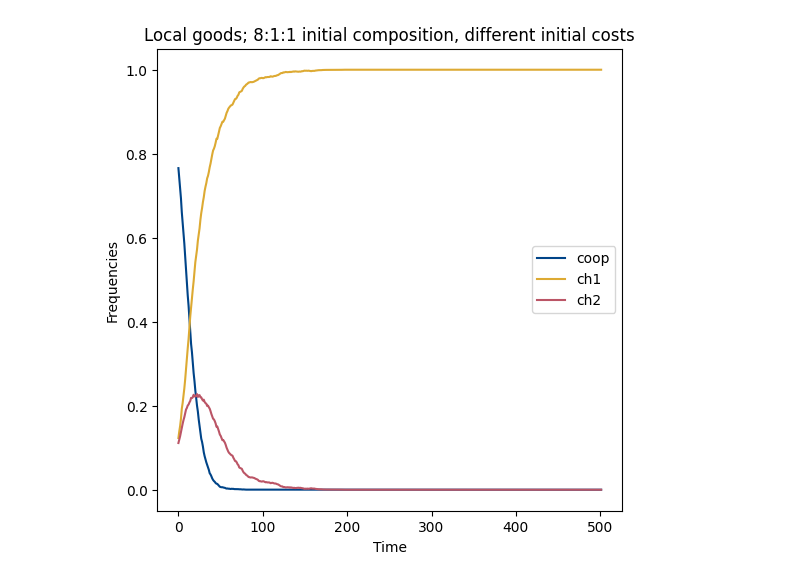
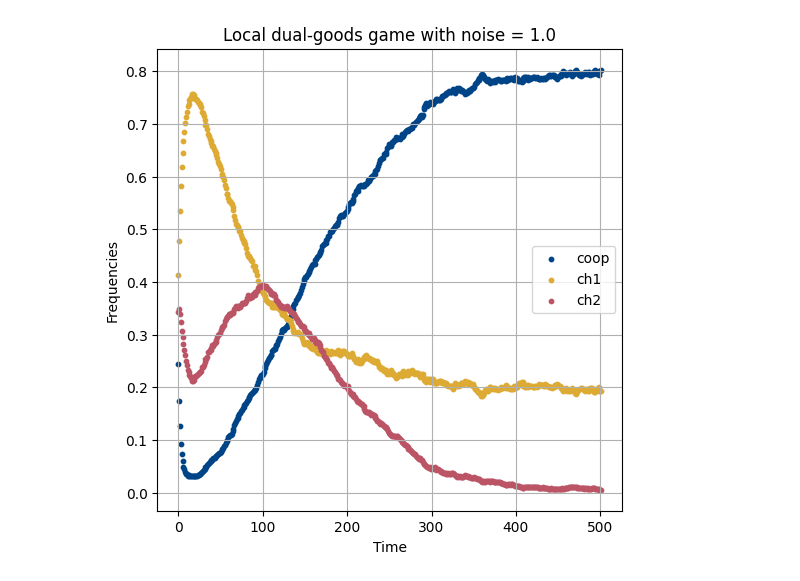
Before and after one commit to tiny-infinity/SGN-2025-Project, a Jupyter notebook: plots.ipynb, the cells around one changed output. Cells and saved outputs as stored; diff of their text form; code cells hidden in the pictures.

```diff
--- a/plots.ipynb
+++ b/plots.ipynb
@@ -5,13 +27,23 @@ import matplotlib.pyplot as plt
 # %%
 init_matrix = np.zeros((100,100))
-init_matrix[:32,:32] = 1
-init_matrix[50:92,50:92] = 2
+init_matrix[:20,:20] = 1
+init_matrix[30:46,30:46] = 2
+
+checkerboard=np.zeros((100,100))
+checkerboard[:33,:33]=1
+checkerboard[:33,66:]=2
+checkerboard[33:66,:33]=0
+checkerboard[33:66,33:66]=2
+checkerboard[33:66,66:]=1
+checkerboard[66:,:33]=2
+checkerboard[66:,33:66]=1
 # %%
 
 sim_params_0 = {'N':100,'synergy_factor_1':1,'synergy_factor_2':1,'noise':10,'composition':None}
-sim_params_1 = {'N':100,'synergy_factor_1':10,'synergy_factor_2':1 ,'noise':1.0,'composition':[0.8,0.1,0.1],'cost_good_1':1.5,'cost_good_2':1,'init_arrangement':init_matrix,'sim_type':'nut','num_frames':500,'time_series':False}
-
-test = run_simulation_homo(sim_params=sim_params_1,file_name='ignore')
+sim_params_1 = {'N':100,'synergy_factor_1':7,'synergy_factor_2':7 ,'noise':0.1,'composition':[1/3,1/3,1/3],
+                'cost_good_1':1.5,'cost_good_2':1,'init_arrangement':init_matrix,'sim_type':'frequecy',
+                'num_frames':500,'time_series':False,'show_anim':True,'save_movie':True}
+test = run_simulation_hybrid(sim_params=sim_params_1,file_name="seed_0")
 # %% [output]
 Initializing Population...
 Building Neighbour Cache...
@@ -31,12 +63,13 @@ np.save('ignore.npy',test)
 # %%
 plt.figure(figsize=(6,6))
-plt.title("Local goods; 8:1:1 initial composition, different initial costs")
-plt.plot(time_arr,test[0],label='coop',color="#004488")
-plt.plot(time_arr,test[1],label='ch1',color="#DDAA33")
-plt.plot(time_arr,test[2],label='ch2',color="#BB5566")
+plt.title("Local dual-goods game with noise = 1.0")
+plt.scatter(time_arr,test[0],label='coop',color="#004488",s=10)
+plt.scatter(time_arr,test[1],label='ch1',color="#DDAA33",s=10)
+plt.scatter(time_arr,test[2],label='ch2',color="#BB5566",s=10)
 plt.ylabel("Frequencies")
 plt.xlabel('Time')
+plt.grid(True)
 plt.legend()
 plt.show()
 # %% [output]
-[figure, old version]
+[figure, new version]
```
Also changed, not shown: parts of 6 cells of this notebook, 49 other files.
